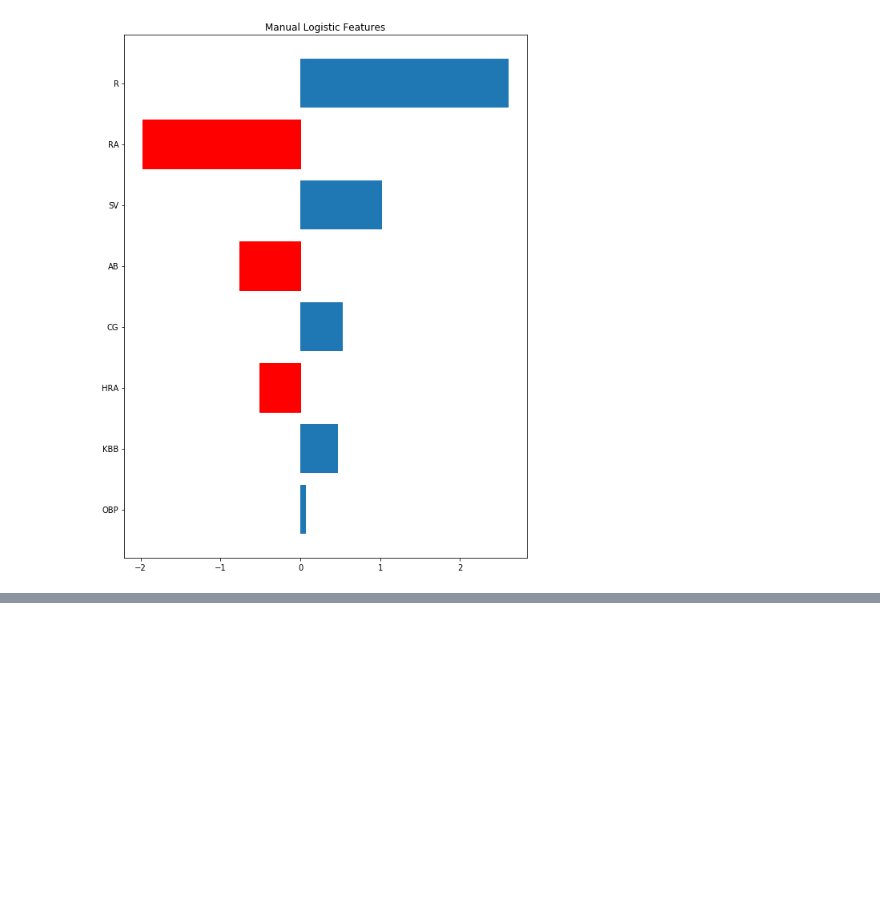
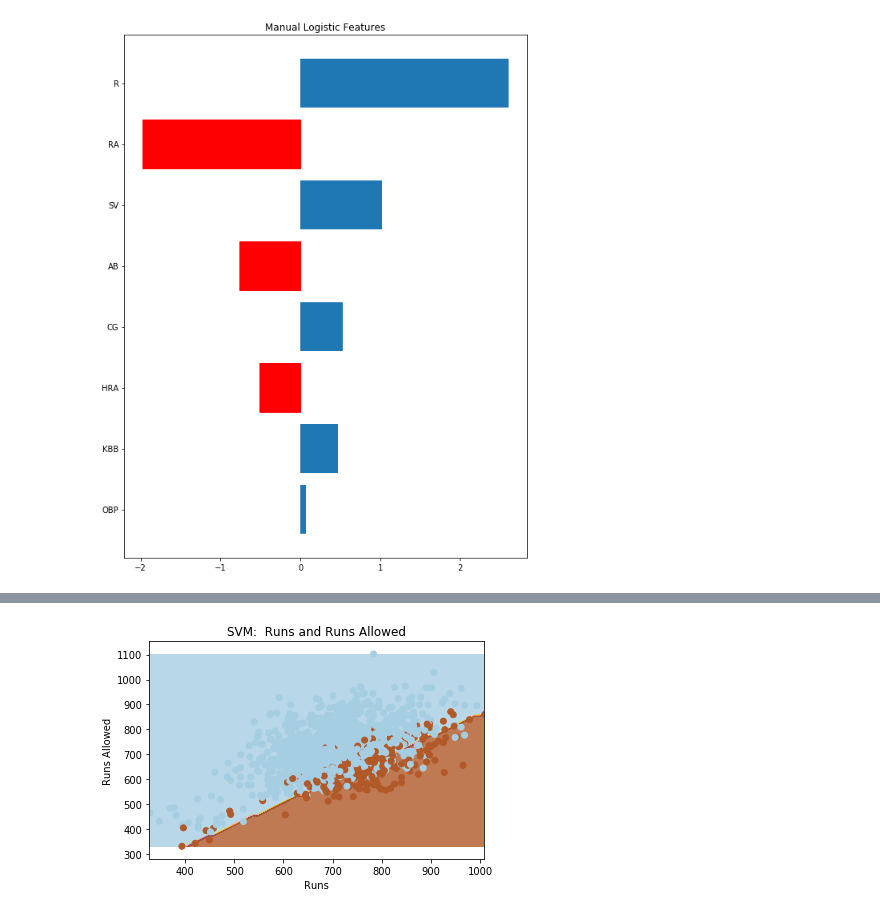
Before and after one commit to georgesturrock/7331_MiniLab, a Jupyter notebook: GS_Create_Models.ipynb, the cells around one changed output, grey strips where cells are left out. Drawn from its saved outputs; the diff is of its cells as text; code cells hidden in the pictures; blank space fills up the shorter version.

```diff
--- a/GS_Create_Models.ipynb
+++ b/GS_Create_Models.ipynb
@@ -808,0 +810,35 @@ For SVM models, the interpretation of field importance is not as straight forwar
+# %%
+#Credit To:
+####http://scikit-learn.org/stable/auto_examples/svm/plot_iris.html
+from matplotlib import pyplot as plt
+
+#R and RA
+pX = pd.DataFrame()
+
+pX['a'] = teamXSVM['R']
+pX['b'] = teamXSVM['RA']
+
+psvc = SVC(kernel='linear', C=0.5, gamma='auto').fit(pX, teamY)
+
+pXAmin = pX['a'].min() - 1
+pXAmax = pX['a'].max() + 1
+pXBmin = pX['b'].min() - 1
+pXBmax = pX['b'].max() + 1
+
+pxx, pyy = np.meshgrid(np.arange(pXAmin, pXAmax, 10), np.arange(pXBmin, pXBmax, 10))
+
+plt.subplot(1, 1, 1)
+
+pZ = psvc.predict(np.c_[pxx.ravel(), pyy.ravel()])
+
+pZ = pZ.reshape(pxx.shape)
+plt.contourf(pxx, pyy, pZ, cmap=plt.cm.Paired, alpha=0.8)
+
+plt.scatter(pX['a'], pX['b'], c=teamY, cmap=plt.cm.Paired)
+plt.xlabel('Runs')
+plt.ylabel('Runs Allowed')
+plt.xlim(pxx.min(), pxx.max())
+plt.title('SVM:  Runs and Runs Allowed')
+plt.show()
+# %% [output]
+[figure, added]
```
Also changed, not shown: parts of 11 cells of this notebook.
